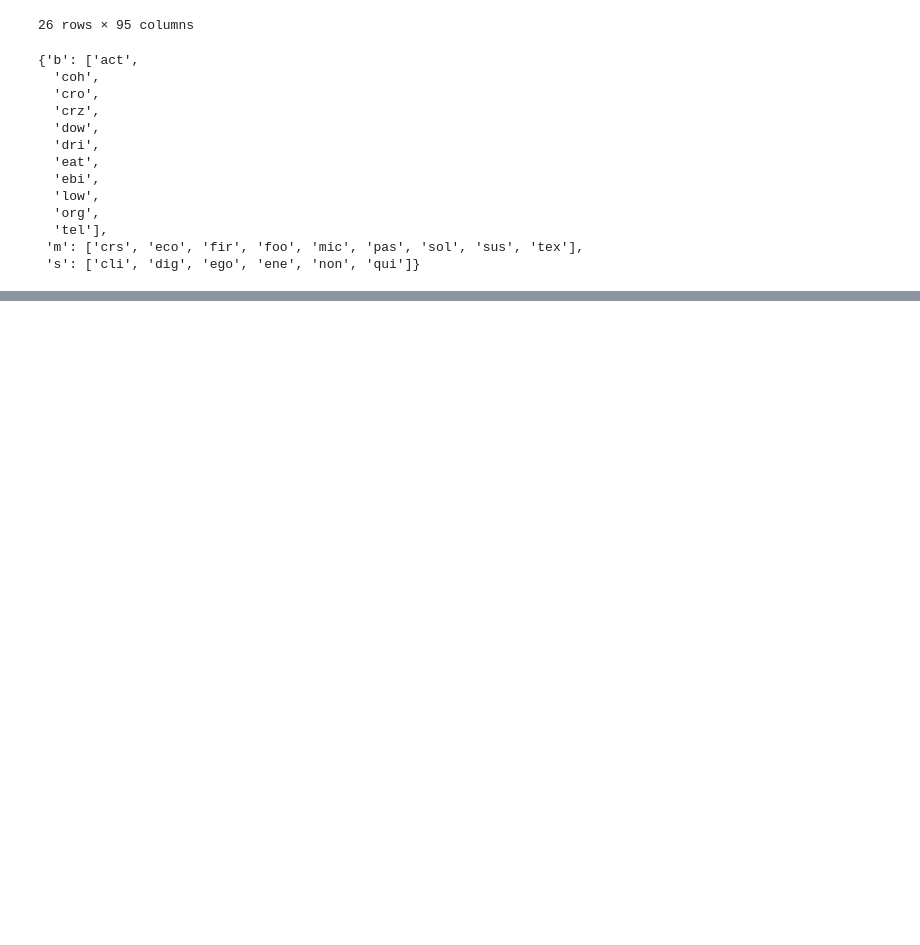
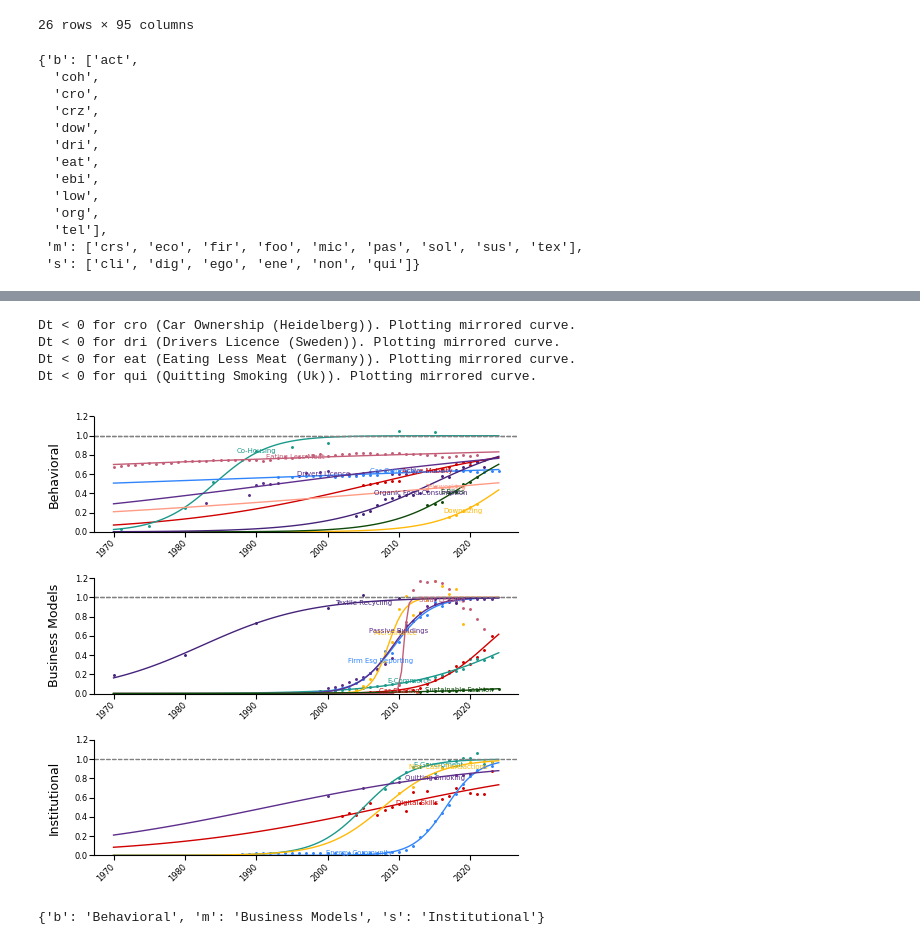
Before and after one commit to marlinarnz/dosi, a Jupyter notebook: dosi_publication_graphs.ipynb, the cells around one changed output, grey strips where cells are left out. Cells and saved outputs as stored; diff of their text form; code cells hidden in the pictures; blank space fills up the shorter version.

Commit message:
Finalize graphs

```diff
--- a/dosi_publication_graphs.ipynb
+++ b/dosi_publication_graphs.ipynb
@@ -186,7 +190,7 @@ def plot_line_scatter(ax, x_line, y_line, x_scatter, y_scatter,
     if x_line is not None and y_line is not None:
         ax.plot(x_line, y_line, lw=1, label="line", color=color, alpha=1)
     if x_scatter is not None and y_scatter is not None:
-        ax.scatter(x_scatter, y_scatter, s=3, label="scatter", alpha=0.7, color = color)
+        ax.scatter(x_scatter, y_scatter, s=5, label="scatter", alpha=1, color=color, marker='.')
 
     if title:
         ax.set_title(title, fontsize=9, pad=4)
@@ -248,10 +252,24 @@ colors = [
     "#8C510A",  # brown
     "#1B9E77"   # teal
 ]
+
+colors = [ # from https://coolors.co/palettes/popular/9%20colors "Forest Hiking Adventure"
+    "#264653","#287271","#2a9d8f","#8ab17d","#e9c46a","#efb366","#f4a261","#ee8959","#e76f51"
+    ]
+
+colors = [ # from https://coolors.co/palettes/popular/9%20colors "Moonlit Bonfire Dance"
+    "#303638","#f0c808","#5d4b20","#469374","#9341b3","#e3427d","#e68653","#ebe0b0","#edfbba"]
+
+colors = [ # from https://coolors.co/palettes/popular/10%20colors "Rainbow Fiesta Fun"
+    "#d00000","#1b998b","#3185fc","#ffba08","#5d2e8c","#cbff8c","#ff7b9c","#8fe388","#46237a","#ff9b85"]
+
+colors = [ # adapted from https://coolors.co/palettes/popular/10%20colors "Rainbow Fiesta Fun"
+    "#d00000","#1b998b","#3185fc","#ffba08","#5d2e8c","#c45e78","#0f4a0a","#5d4b20","#46237a","#ff9b85","#cbff8c"]
 # %%
 innovations_to_exclude = ['crz', # mobesity
                           'low', # low-carbon long distance travel
                           'cli', # climate protests
+                          'foo', # food waste reduction
                           ]
 # %%
 fig, axes = plt.subplots(n_categories, n_within_categories_max,
@@ -318,55 +338,76 @@ fig.savefig(f"{PATH}/dosi_publication_graphs_fig1_20250901_Knormalized.pdf", bbo
 # %%
 # Combine columns
 fig, axes = plt.subplots(n_categories, 1,
-                         figsize=(5, 8),
+                         figsize=(5, 5),
                          squeeze=False)
 
 
 for i, category in enumerate(cat_dict.keys()):
+
+    colorcounter = 0
+
     for j, innovation_code in enumerate(cat_dict[category]):
+
+        ax = axes[i, 0]
+
+        # add row label on the left
+        if j == 0:
+            ax.set_ylabel(category_abbreviations_dict[category], fontsize=9, labelpad=10)
 
         if innovation_code in innovations_to_exclude:
             continue
 
         else:
-
-            ax = axes[i, 0]
 
             t0 = innovations_summary_df[innovations_summary_df["Innovation Code"] == innovation_code]["log_t0"].iloc[0]
             Dt = innovations_summary_df[innovations_summary_df["Innovation Code"] == innovation_code]["log_Dt"].iloc[0]
             K = innovations_summary_df[innovations_summary_df["Innovation Code"] == innovation_code]["log_K"].iloc[0]
 
             title = f"""{next(key for key, value in metadata["Innovation Name"].items() if value == innovation_code).title()} ({next(key for key, value in metadata["Spatial Scale"].items() if value == early_dict[innovation_code]).title()})"""
             wrapped_title = "\n".join(textwrap.wrap(title, width=18))
 
+            if Dt < 0:
+                print(f"Dt < 0 for {innovation_code} ({title}). Plotting mirrored curve.")
+
             # call plotting function
             plot_line_scatter(ax, years_for_plotting, (1/K if Dt < 0 else 0) + (-1 if Dt < 0 else 1) * FPLogValue_with_scaling(years_for_plotting, t0, Dt, K)/K, innovations_df[innovations_df["Innovation Code"] == innovation_code]["Year"], (1/K if Dt < 0 else 0) + (-1 if Dt < 0 else 1) * innovations_df[innovations_df["Innovation Code"] == innovation_code]["Value"]/K,
                                 title=None,
-                                xlabel="Year", ylabel=None, color = colors[j % len(colors)])
+                                xlabel=None, ylabel=None, color = colors[colorcounter % len(colors)])
 
             # Rotate the existing tick labels
             for label in ax.get_xticklabels():
                 label.set_rotation(45)
                 label.set_rotation_mode("anchor")  # <-- critical
                 label.set_ha("right")              # tick mark aligns with right edge of text
                 label.set_va("center")             # vertical center crosses tick
-
-            # add row label on the left
-            if j == 0:
-                ax.set_ylabel(category_abbreviations_dict[category], fontsize=9, labelpad=10)
 
             x_centroid = innovations_df[innovations_df["Innovation Code"] == innovation_code]["Year"].median()
             y_centroid = ((1/K if Dt < 0 else 0) + (-1 if Dt < 0 else 1) * (innovations_df[innovations_df["Innovation Code"] == innovation_code]["Value"]/K)).median()
             first_x = innovations_df[innovations_df["Innovation Code"] == innovation_code]["Year"].min()
             first_y = ((1/K if Dt < 0 else 0) + (-1 if Dt < 0 else 1) * innovations_df[innovations_df["Innovation Code"] == innovation_code]["Value"].iloc[0]/K)
 
             ax. annotate(next(key for key, value in metadata["Innovation Name"].items() if value == innovation_code).title(),
                         xy=(x_centroid, y_centroid),
                         #xy =(first_x, first_y),
-                        color = colors[j % len(colors)], size = 5,   ha="center",      va="center"    )
+                        color = colors[colorcounter % len(colors)], size = 5,   ha="center",      va="center"    )
+
+            # add horizontal line at y=1
+            ax.axhline(y=1, color='gray', linestyle='--', linewidth=0.8, alpha=0.7)
+
+            colorcounter += 1
 
 
 fig.tight_layout()
 plt.show()
 
-fig.savefig(f"{PATH}/dosi_publication_graphs_fig1v2_Knormalized_20250901.pdf", bbox_inches="tight", dpi=300)
+fig.savefig(f"{PATH}/dosi_publication_graphs_fig1v2_Knormalized_20250914.pdf", bbox_inches="tight", dpi=300)
+# %% [output]
+Dt < 0 for cro (Car Ownership (Heidelberg)). Plotting mirrored curve.
+Dt < 0 for dri (Drivers Licence (Sweden)). Plotting mirrored curve.
+Dt < 0 for eat (Eating Less Meat (Germany)). Plotting mirrored curve.
+Dt < 0 for qui (Quitting Smoking (Uk)). Plotting mirrored curve.
+[figure, added]
+# %%
+category_abbreviations_dict
+# %% [output]
+{'b': 'Behavioral', 'm': 'Business Models', 's': 'Institutional'}
```
Also changed, not shown: parts of 3 cells of this notebook.
